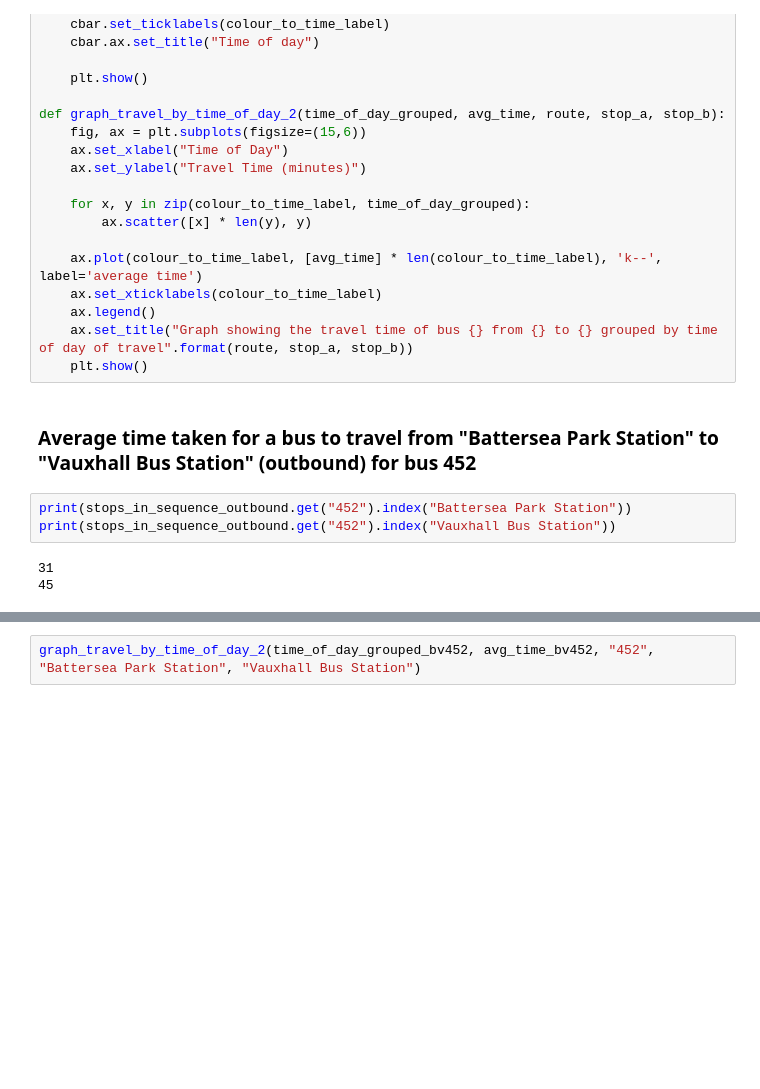
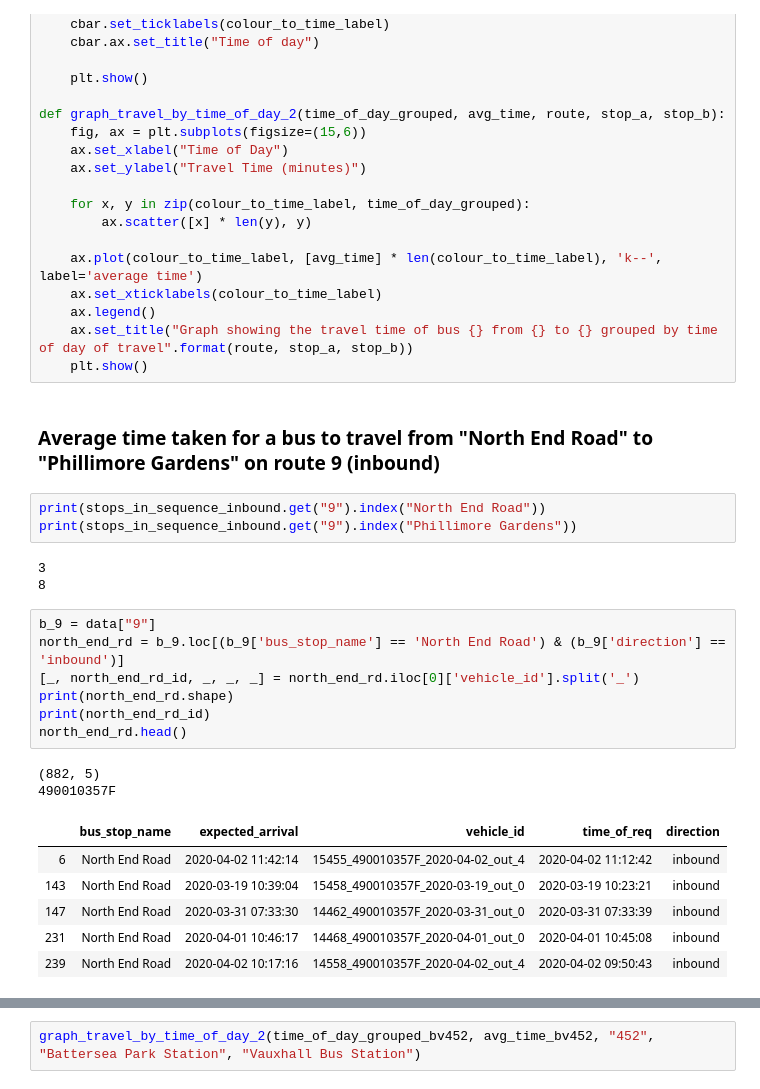
Before and after one commit to serenelc/individual-project-beng, a Jupyter notebook: data-exploration.ipynb, the cells around one changed output, grey strips where cells are left out. Cells and saved outputs as stored; diff of their text form; blank space fills up the shorter version.

```diff
--- a/data-exploration.ipynb
+++ b/data-exploration.ipynb
@@ -357,11 +357,27 @@ def graph_travel_by_time_of_day_2(time_of_day_grouped, avg_time, route, stop_a,
     ax.set_title("Graph showing the travel time of bus {} from {} to {} grouped by time of day of travel".format(route, stop_a, stop_b))
     plt.show()
 # %% [markdown]
-###  Average time taken for a bus to travel from "Battersea Park Station" to "Vauxhall Bus Station" (outbound) for bus 452
+###  Average time taken for a bus to travel from "North End Road" to "Phillimore Gardens" on route 9 (inbound)
-# %%
-print(stops_in_sequence_outbound.get("452").index("Battersea Park Station"))
-print(stops_in_sequence_outbound.get("452").index("Vauxhall Bus Station"))
-# %% [output]
-31
-45
+# %%
+print(stops_in_sequence_inbound.get("9").index("North End Road"))
+print(stops_in_sequence_inbound.get("9").index("Phillimore Gardens"))
+# %% [output]
+3
+8
+# %%
+b_9 = data["9"]
+north_end_rd = b_9.loc[(b_9['bus_stop_name'] == 'North End Road') & (b_9['direction'] == 'inbound')]
+[_, north_end_rd_id, _, _, _] = north_end_rd.iloc[0]['vehicle_id'].split('_')
+print(north_end_rd.shape)
+print(north_end_rd_id)
+north_end_rd.head()
+# %% [output]
+(882, 5)
+490010357F
+|  | bus_stop_name | expected_arrival | vehicle_id | time_of_req | direction |
+| 6 | North End Road | 2020-04-02 11:42:14 | 15455_490010357F_2020-04-02_out_4 | 2020-04-02 11:12:42 | inbound |
+| 143 | North End Road | 2020-03-19 10:39:04 | 15458_490010357F_2020-03-19_out_0 | 2020-03-19 10:23:21 | inbound |
+| 147 | North End Road | 2020-03-31 07:33:30 | 14462_490010357F_2020-03-31_out_0 | 2020-03-31 07:33:39 | inbound |
+| 231 | North End Road | 2020-04-01 10:46:17 | 14468_490010357F_2020-04-01_out_0 | 2020-04-01 10:45:08 | inbound |
+| 239 | North End Road | 2020-04-02 10:17:16 | 14558_490010357F_2020-04-02_out_4 | 2020-04-02 09:50:43 | inbound |
 # %%
```
Also changed, not shown: parts of 11 cells of this notebook, 40 other files.
